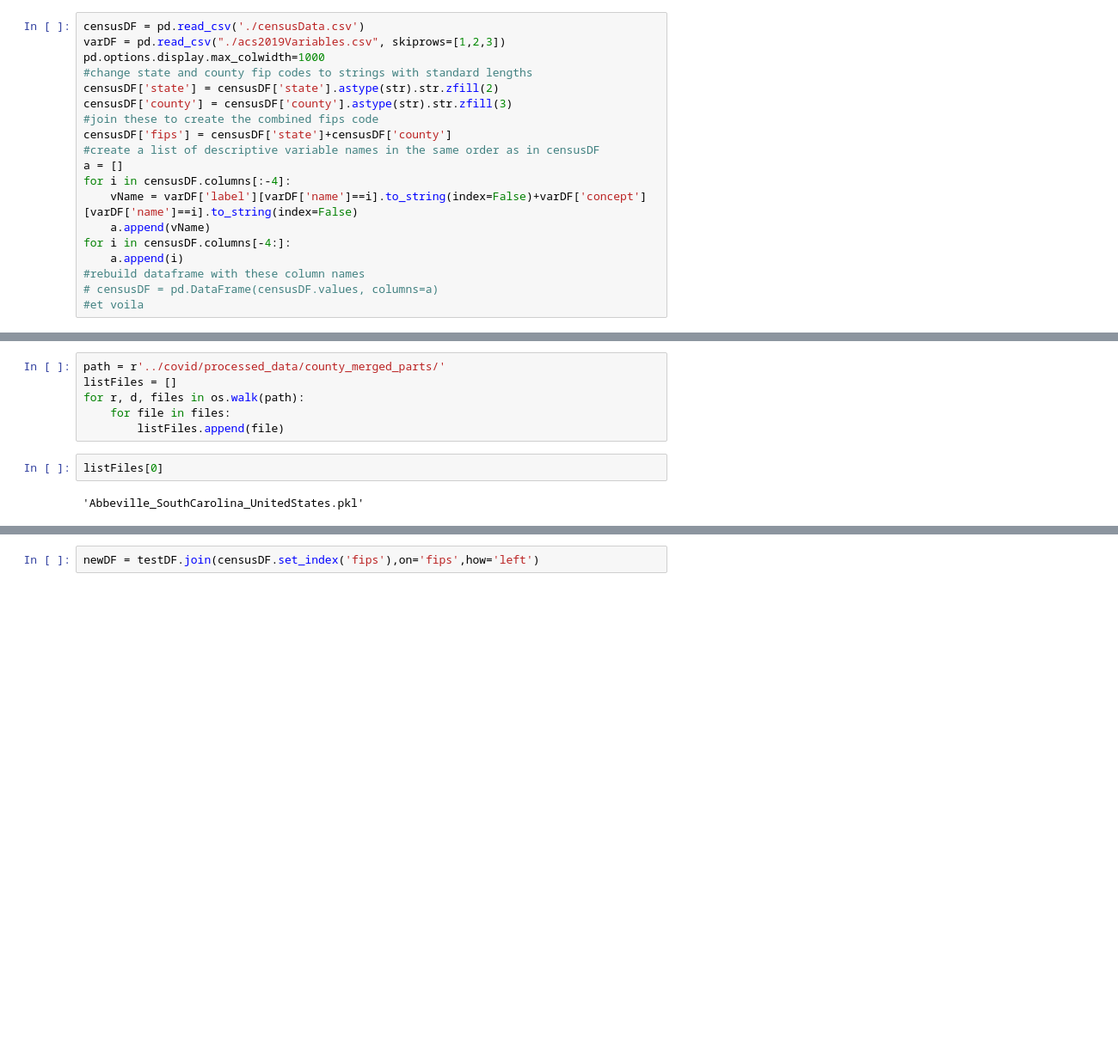
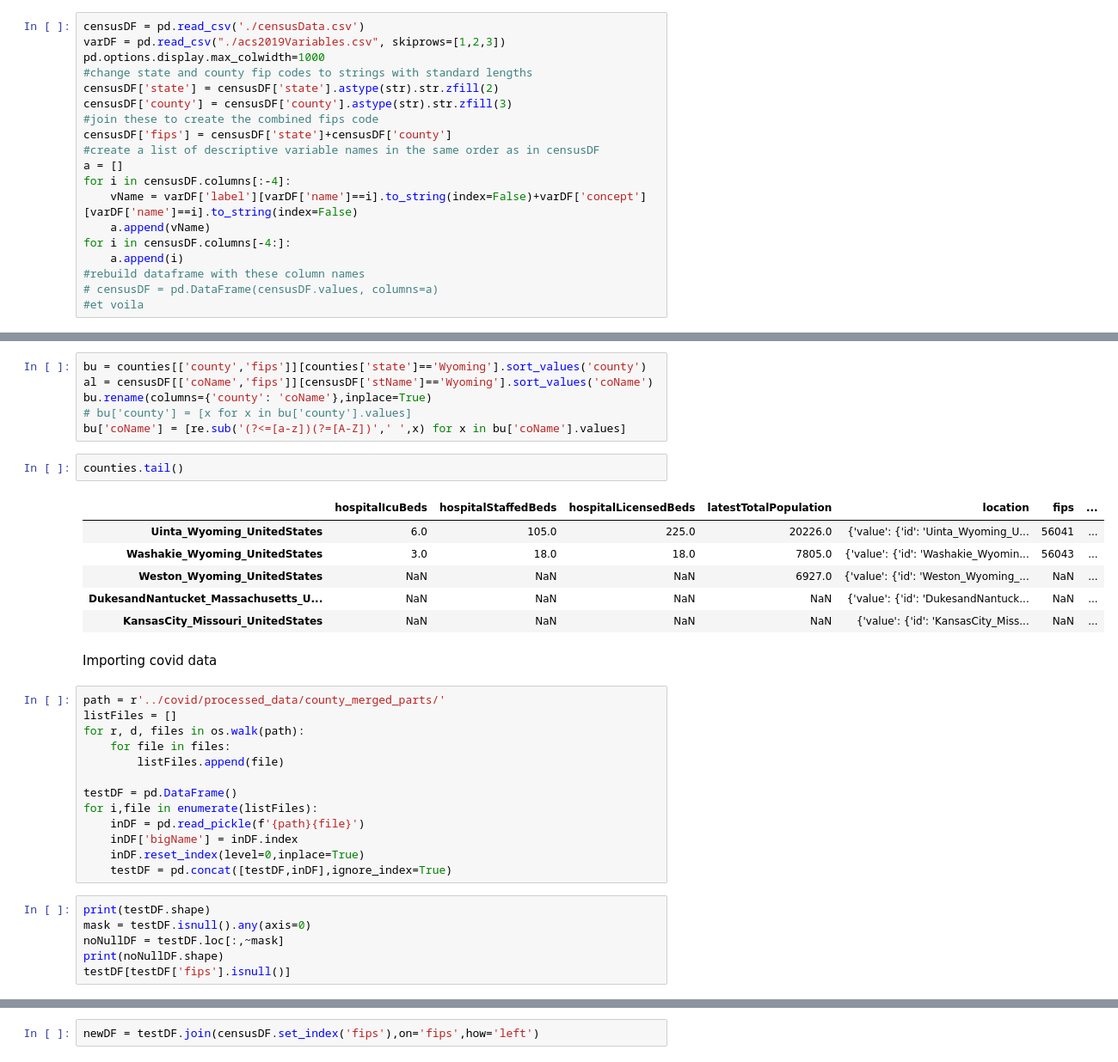
Before and after one commit to richstrouss/capstone, a Jupyter notebook: data/censusData/rjsJackingAround.ipynb, the cells around one changed output, grey strips where cells are left out. Shown: that part at 86% size. Saved outputs shown, nothing was run; the diff lists cells and outputs as text; blank space fills up the shorter version.

```diff
--- a/data/censusData/rjsJackingAround.ipynb
+++ b/data/censusData/rjsJackingAround.ipynb
@@ -22,10 +115,36 @@ for i in censusDF.columns[-4:]:
+# %%
+bu = counties[['county','fips']][counties['state']=='Wyoming'].sort_values('county')
+al = censusDF[['coName','fips']][censusDF['stName']=='Wyoming'].sort_values('coName')
+bu.rename(columns={'county': 'coName'},inplace=True)
+# bu['county'] = [x for x in bu['county'].values]
+bu['coName'] = [re.sub('(?<=[a-z])(?=[A-Z])',' ',x) for x in bu['coName'].values]
+# %%
+counties.tail()
+# %% [output]
+|  | hospitalIcuBeds | hospitalStaffedBeds | hospitalLicensedBeds | latestTotalPopulation | location | fips | ... |
+| Uinta_Wyoming_UnitedStates | 6.0 | 105.0 | 225.0 | 20226.0 | {'value': {'id': 'Uinta_Wyoming_U... | 56041 | ... |
+| Washakie_Wyoming_UnitedStates | 3.0 | 18.0 | 18.0 | 7805.0 | {'value': {'id': 'Washakie_Wyomin... | 56043 | ... |
+| Weston_Wyoming_UnitedStates | NaN | NaN | NaN | 6927.0 | {'value': {'id': 'Weston_Wyoming_... | NaN | ... |
+| DukesandNantucket_Massachusetts_U... | NaN | NaN | NaN | NaN | {'value': {'id': 'DukesandNantuck... | NaN | ... |
+| KansasCity_Missouri_UnitedStates | NaN | NaN | NaN | NaN | {'value': {'id': 'KansasCity_Miss... | NaN | ... |
+# %% [markdown]
+Importing covid data
 # %%
 path = r'../covid/processed_data/county_merged_parts/'
 listFiles = []
 for r, d, files in os.walk(path):
     for file in files:
         listFiles.append(file)
+
+testDF = pd.DataFrame()
+for i,file in enumerate(listFiles):
+    inDF = pd.read_pickle(f'{path}{file}')
+    inDF['bigName'] = inDF.index
+    inDF.reset_index(level=0,inplace=True)
+    testDF = pd.concat([testDF,inDF],ignore_index=True)
-# %%
-listFiles[0]
-# %% [output]
-'Abbeville_SouthCarolina_UnitedStates.pkl'
+# %%
+print(testDF.shape)
+mask = testDF.isnull().any(axis=0)
+noNullDF = testDF.loc[:,~mask]
+print(noNullDF.shape)
+testDF[testDF['fips'].isnull()]
```
Also changed, not shown: parts of 64 cells of this notebook.
